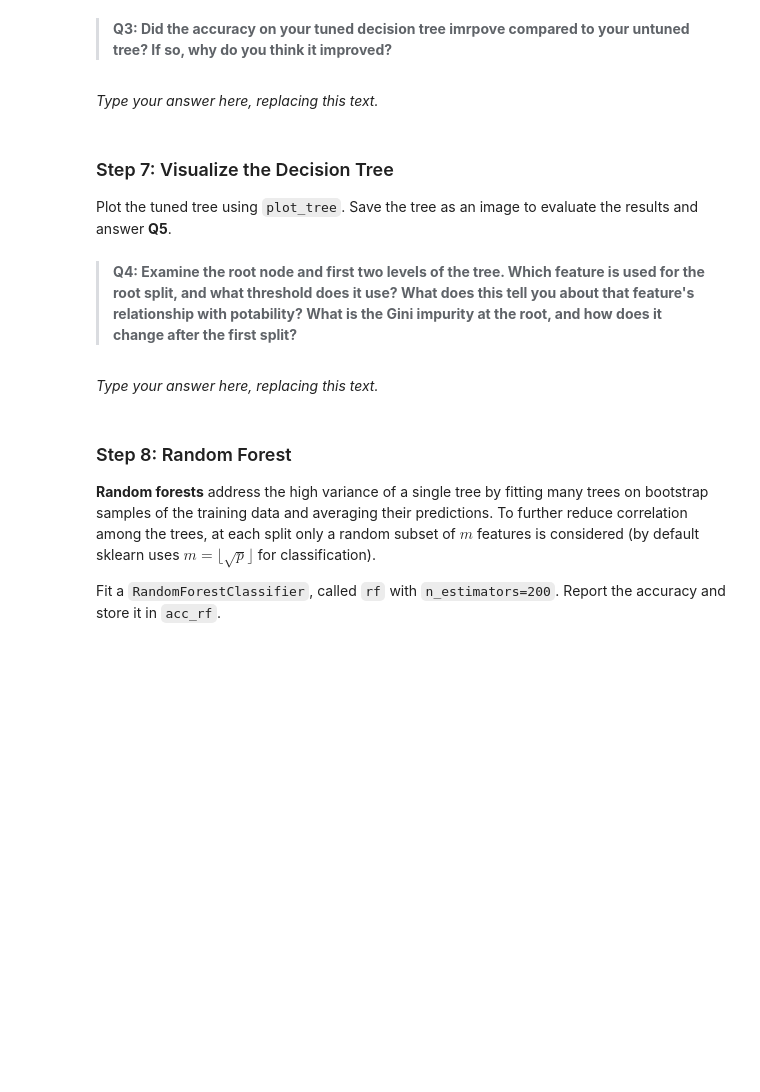
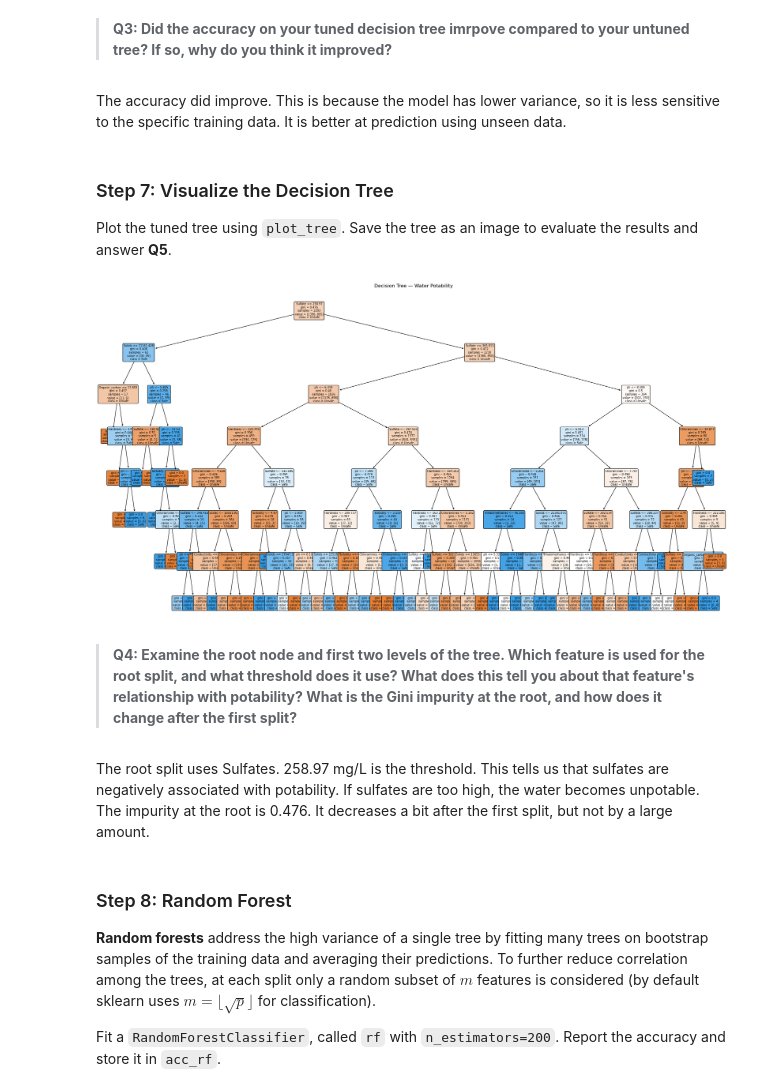
Before and after one commit to ebkhan-peng/assignment-3, a Jupyter notebook: task2/hw3-task2.ipynb, the cells around one changed output. Drawn from its saved outputs; the diff is of its cells as text; code cells hidden in the pictures; blank space fills up the shorter version.

```diff
--- a/task2/hw3-task2.ipynb
+++ b/task2/hw3-task2.ipynb
@@ -120,5 +182,10 @@ _Type your answer here, replacing this text._
 
 Refit the decision tree using `optimal_depth` and evaluate on the held-out test set. Store the test accuracy in a variable called `acc_dt`.
 # %%
+dt_opt = DecisionTreeClassifier(max_depth = optimal_depth, random_state=42)
+dt_opt.fit(X_train, y_train)
 
-acc_dt    = ...
+y_pred_opt = dt_opt.predict(X_test)
+
+acc_dt    = accuracy_score(y_test, y_pred_opt)
+acc_dt
@@ -129,7 +200,7 @@ grader.check("q4")
 
 >**Q3: Did the accuracy on your tuned decision tree imrpove compared to your untuned tree? If so, why do you think it improved?**
 # %% [markdown]
-_Type your answer here, replacing this text._
+The accuracy did improve. This is because the model has lower variance, so it is less sensitive to the specific training data. It is better at prediction using unseen data.
 # %% [markdown]
 <!-- END QUESTION -->
 
@@ -138,10 +209,22 @@ _Type your answer here, replacing this text._
 ### Step 7: Visualize the Decision Tree
 
 Plot the tuned tree using `plot_tree`. Save the tree as an image to evaluate the results and answer **Q5**.
+# %%
+plt.figure(figsize=(22, 12))
+class_names = ['Unsafe', 'Safe']
+
+# Plot tree
+plot_tree(dt_opt, feature_names=feature_names, class_names = class_names, filled=True, rounded=True, fontsize=7)
+
+plt.title('Decision Tree — Water Potability')
+plt.tight_layout()
+plt.show()
+# %% [output]
+[figure, added]
 # %% [markdown]
 > **Q4: Examine the root node and first two levels of the tree. Which feature is used for the root split, and what threshold does it use? What does this tell you about that feature's relationship with potability? What is the Gini impurity at the root, and how does it change after the first split?**
 # %% [markdown]
-_Type your answer here, replacing this text._
+The root split uses Sulfates. 258.97 mg/L is the threshold. This tells us that sulfates are negatively associated with potability. If sulfates are too high, the water becomes unpotable. The impurity at the root is 0.476. It decreases a bit after the first split, but not by a large amount.
 # %% [markdown]
 <!-- END QUESTION -->
 
```
Also changed, not shown: parts of 12 cells of this notebook.
